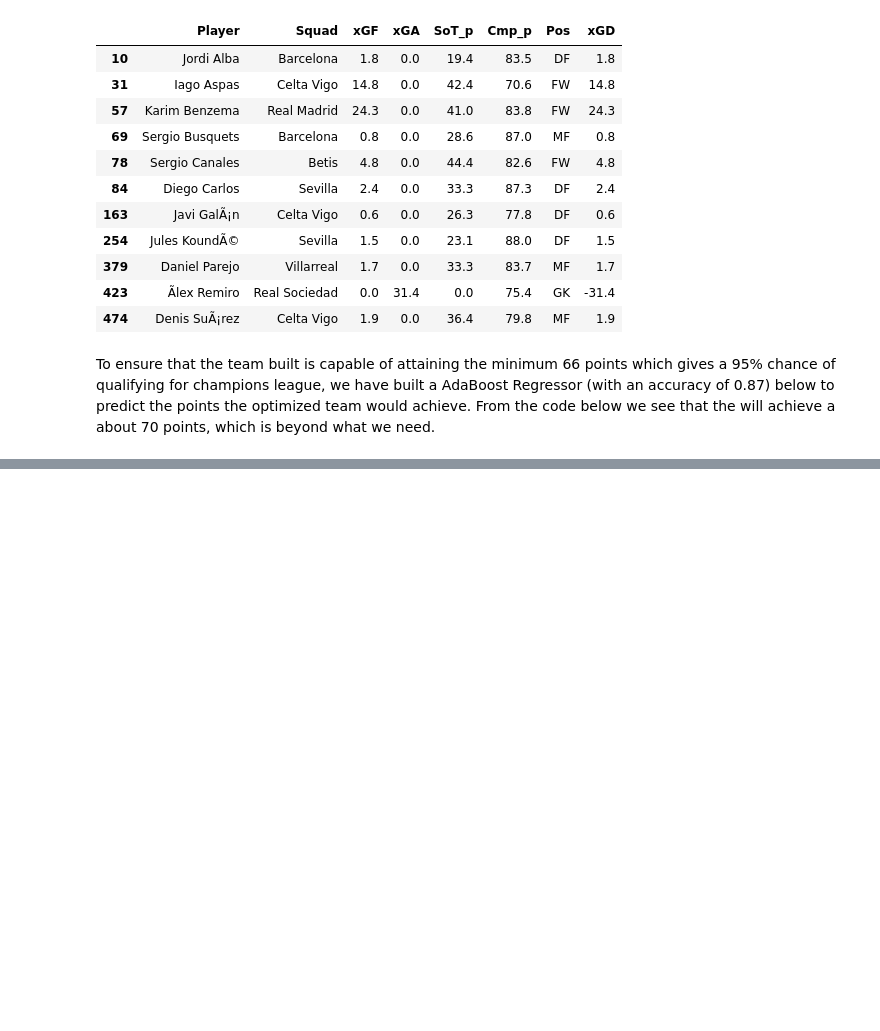
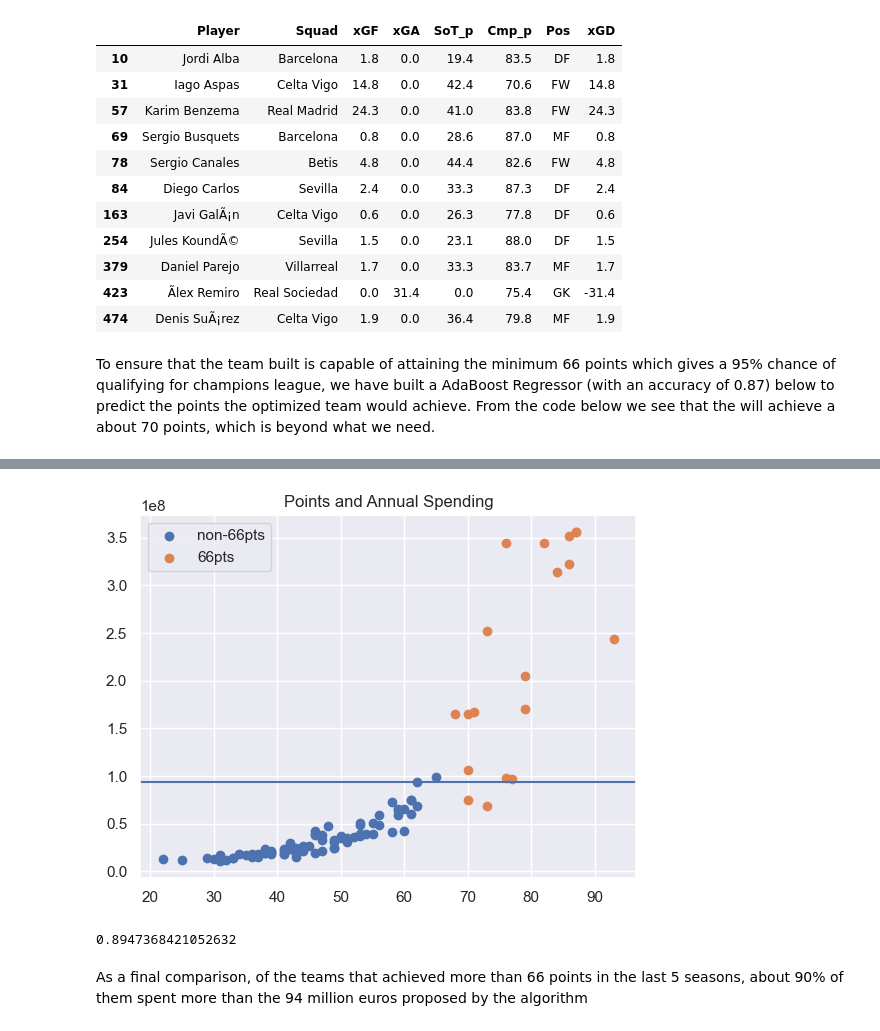
Before and after one commit to OpusXI/STAT_4243_Project_5, a Jupyter notebook: doc/main.ipynb, the cells around one changed output, grey strips where cells are left out. Drawn from its saved outputs; the diff is of its cells as text; code cells hidden in the pictures; blank space fills up the shorter version.

Commit message:
Added some graphs for comparison

```diff
--- a/doc/main.ipynb
+++ b/doc/main.ipynb
@@ -598,0 +609,27 @@ To that end, from the algorithm above we evaluated that the minimum cost needed
+# %%
+team_wages = pd.read_csv('../data/annual_wages_by_team.csv',encoding= 'unicode_escape').iloc[:,1:]
+team_wages = team_wages.rename(columns={"Squad":"team","Rk":"rank"})
+team_points = post_2017_df[['Season','rank','team','points']]
+team_wages = pd.merge(team_wages,team_points,on=['Season','rank'])
+
+#team_wages['66pts']= ['GE66' if i>=66 else 'LT66' for i in team_wages['points']]
+
+team_66pts = team_wages[team_wages['points']>=66]
+team_non_66pts = team_wages[team_wages['points']<66]
+
+plt.scatter(team_non_66pts['points'], team_non_66pts['Annual Wages'], label=f'non-66pts')
+plt.scatter(team_66pts['points'], team_66pts['Annual Wages'], label=f'66pts')
+plt.axhline(y=94000000)
+
+plt.rcParams.update({'figure.figsize':(6.4,4.8), 'figure.dpi':100})
+plt.title('Points and Annual Spending')
+plt.legend()
+plt.show()
+# %% [output]
+[figure, added]
+# %%
+len(team_66pts[team_66pts["Annual Wages"]>=94000000])/len(team_66pts)
+# %% [output]
+0.8947368421052632
+# %% [markdown]
+As a final comparison, of the teams that achieved more than 66 points in the last 5 seasons, about 90% of them spent more than the 94 million euros proposed by the algorithm
```
Also changed, not shown: parts of 20 cells of this notebook.
